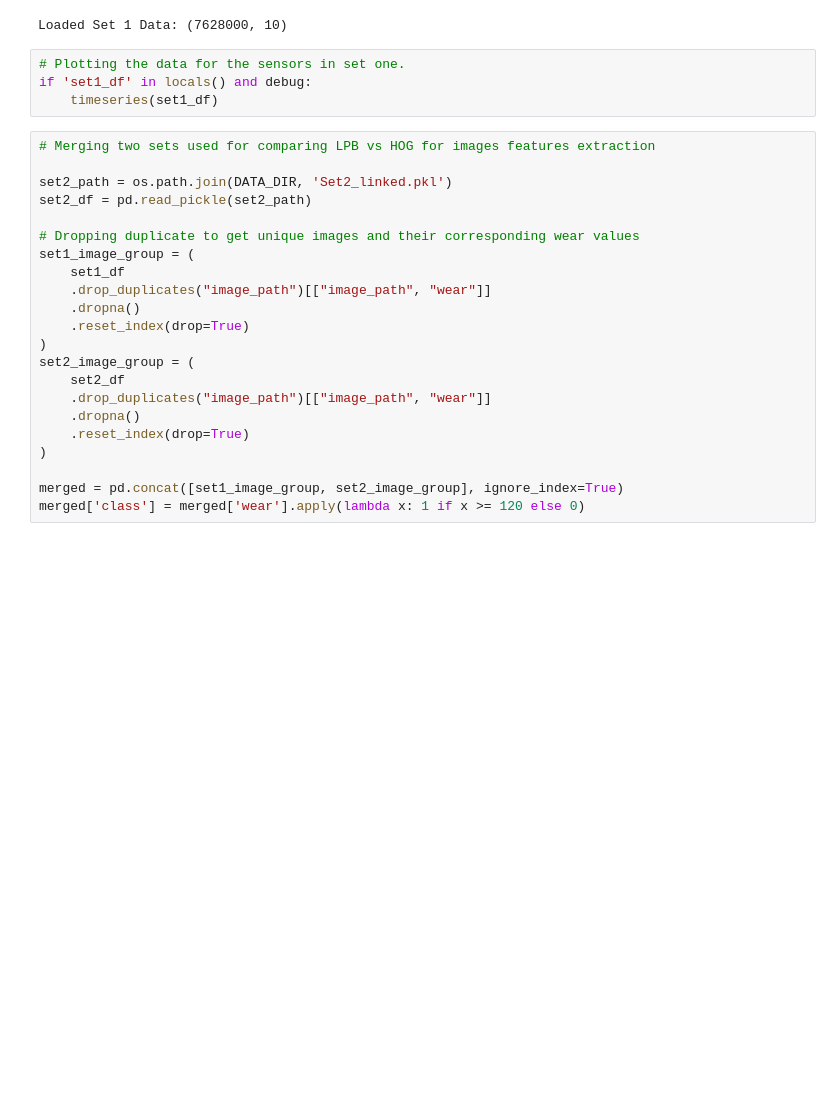
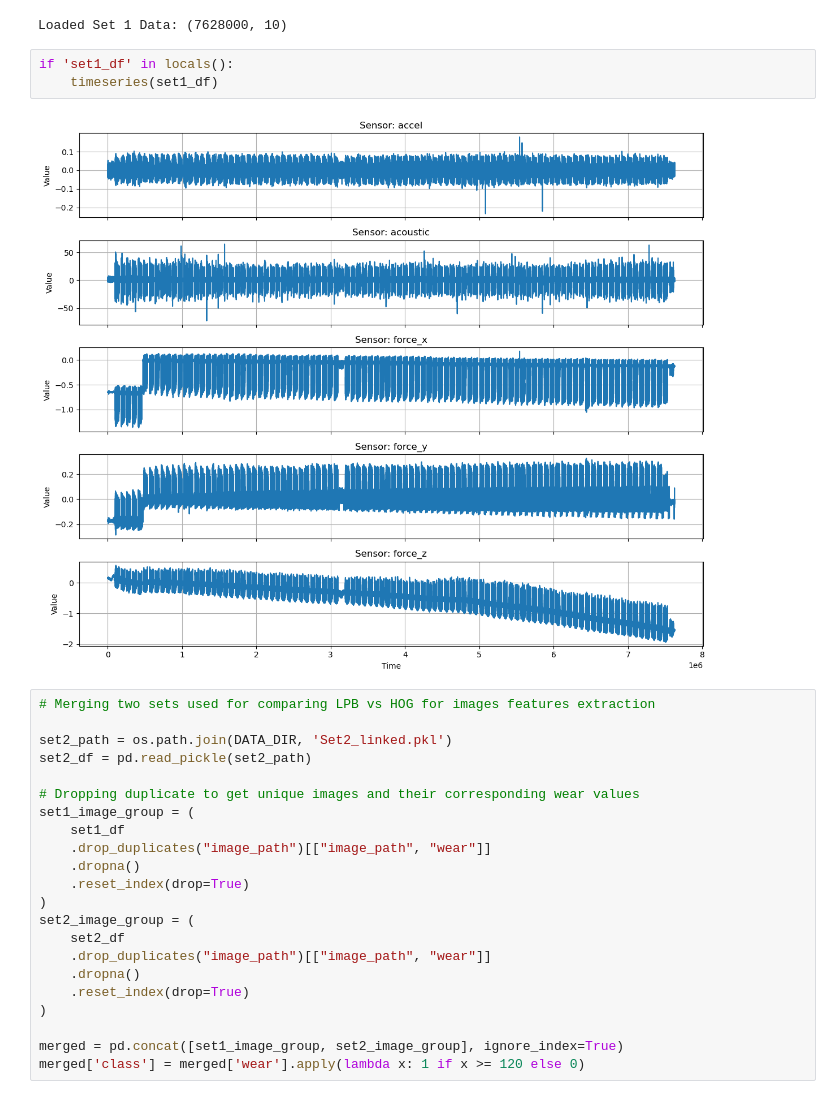
Before and after one commit to AlbinoLoaf/Datafusion, a Jupyter notebook: notebook.ipynb, the cells around one changed output. Cells and saved outputs as stored; diff of their text form; blank space fills up the shorter version.

```diff
--- a/notebook.ipynb
+++ b/notebook.ipynb
@@ -84,9 +97,10 @@ else:
 # %% [output]
 Loaded Set 1 Data: (7628000, 10)
 # %%
-# Plotting the data for the sensors in set one.
-if 'set1_df' in locals() and debug:
+if 'set1_df' in locals():
     timeseries(set1_df)
+# %% [output]
+[figure, added]
 # %%
 # Merging two sets used for comparing LPB vs HOG for images features extraction
 
```
Also changed, not shown: parts of 15 cells of this notebook.
